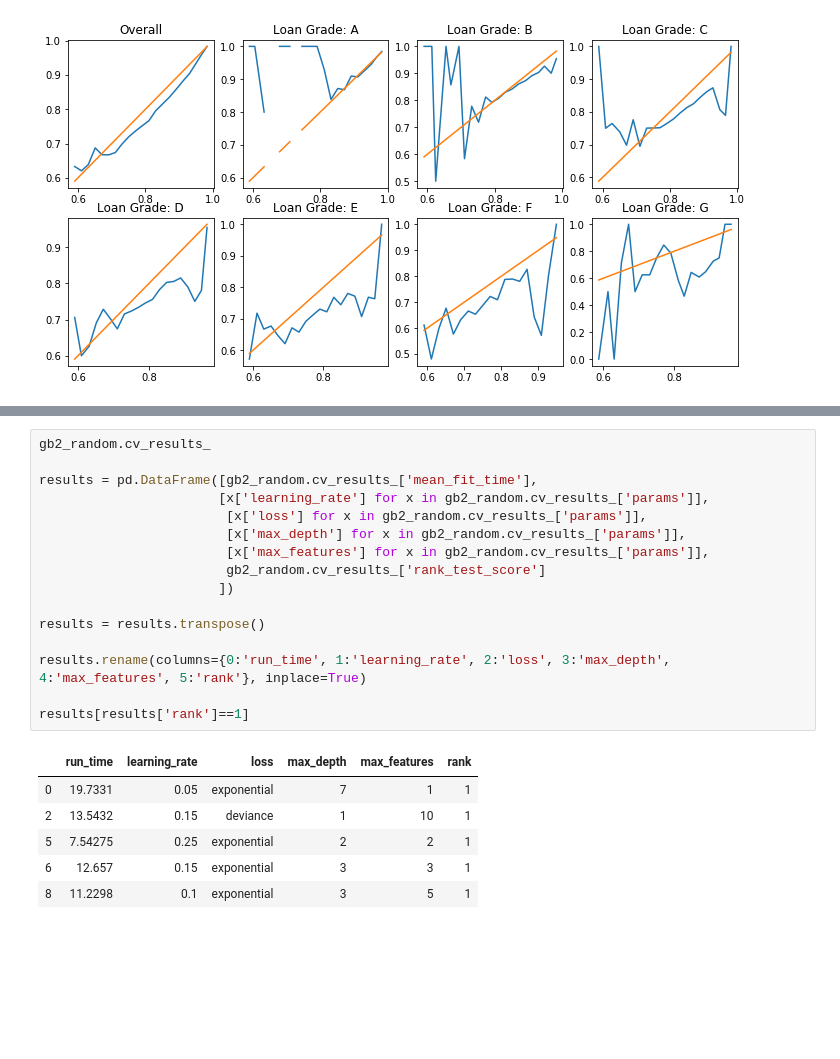
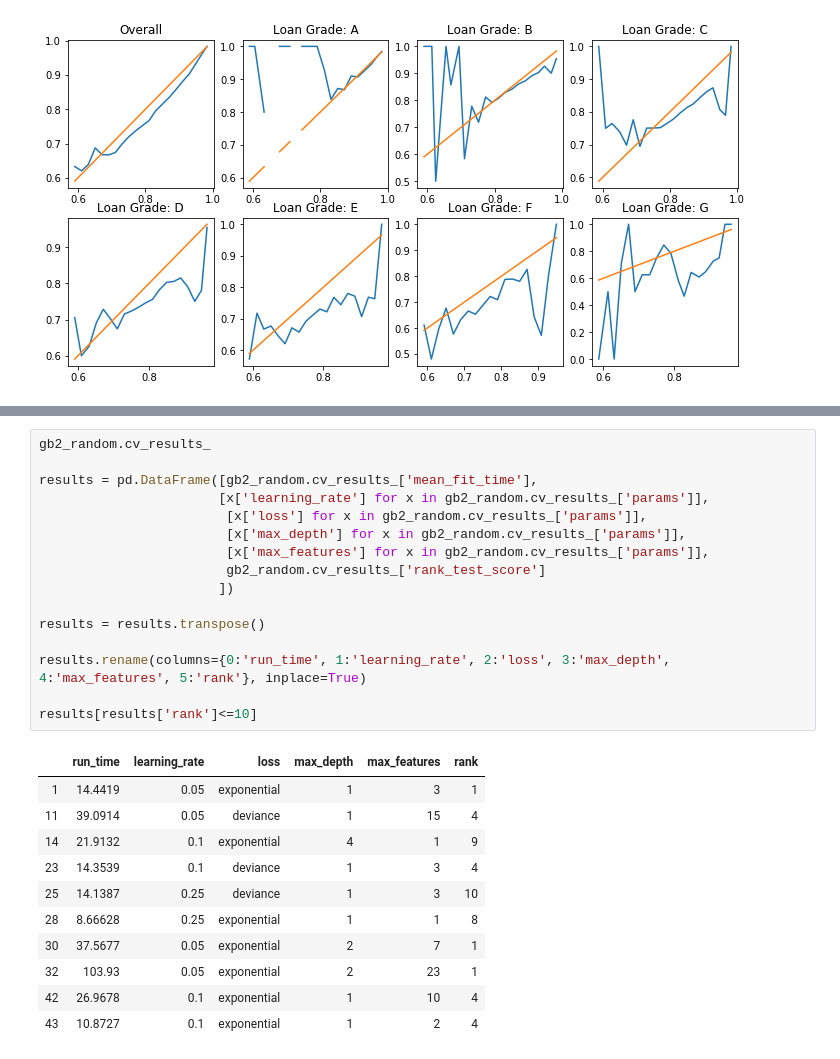
Before and after one commit to timcopelandoh/thinkful, a Jupyter notebook: Capstones and Projects/Capstone 3 - Modeling - Boosting.ipynb, the cells around one changed output, grey strips where cells are left out. Saved outputs shown, nothing was run; the diff lists cells and outputs as text; blank space fills up the shorter version.

```diff
--- a/Capstones and Projects/Capstone 3 - Modeling - Boosting.ipynb
+++ b/Capstones and Projects/Capstone 3 - Modeling - Boosting.ipynb
@@ -199,23 +218,28 @@ gb2_random.fit(X2,y)
 # %%
 gb2_random.cv_results_
 
 results = pd.DataFrame([gb2_random.cv_results_['mean_fit_time'],
                        [x['learning_rate'] for x in gb2_random.cv_results_['params']],
                         [x['loss'] for x in gb2_random.cv_results_['params']],
                         [x['max_depth'] for x in gb2_random.cv_results_['params']],
                         [x['max_features'] for x in gb2_random.cv_results_['params']],
                         gb2_random.cv_results_['rank_test_score']
                        ])
 
 results = results.transpose()
 
 results.rename(columns={0:'run_time', 1:'learning_rate', 2:'loss', 3:'max_depth', 4:'max_features', 5:'rank'}, inplace=True)
 
-results[results['rank']==1]
+results[results['rank']<=10]
 # %% [output]
 |  | run_time | learning_rate | loss | max_depth | max_features | rank |
-| 0 | 19.7331 | 0.05 | exponential | 7 | 1 | 1 |
-| 2 | 13.5432 | 0.15 | deviance | 1 | 10 | 1 |
-| 5 | 7.54275 | 0.25 | exponential | 2 | 2 | 1 |
-| 6 | 12.657 | 0.15 | exponential | 3 | 3 | 1 |
-| 8 | 11.2298 | 0.1 | exponential | 3 | 5 | 1 |
+| 1 | 14.4419 | 0.05 | exponential | 1 | 3 | 1 |
+| 11 | 39.0914 | 0.05 | deviance | 1 | 15 | 4 |
+| 14 | 21.9132 | 0.1 | exponential | 4 | 1 | 9 |
+| 23 | 14.3539 | 0.1 | deviance | 1 | 3 | 4 |
+| 25 | 14.1387 | 0.25 | deviance | 1 | 3 | 10 |
+| 28 | 8.66628 | 0.25 | exponential | 1 | 1 | 8 |
+| 30 | 37.5677 | 0.05 | exponential | 2 | 7 | 1 |
+| 32 | 103.93 | 0.05 | exponential | 2 | 23 | 1 |
+| 42 | 26.9678 | 0.1 | exponential | 1 | 10 | 4 |
+| 43 | 10.8727 | 0.1 | exponential | 1 | 2 | 4 |
```
Also changed, not shown: parts of 17 cells of this notebook, 4 other files.
